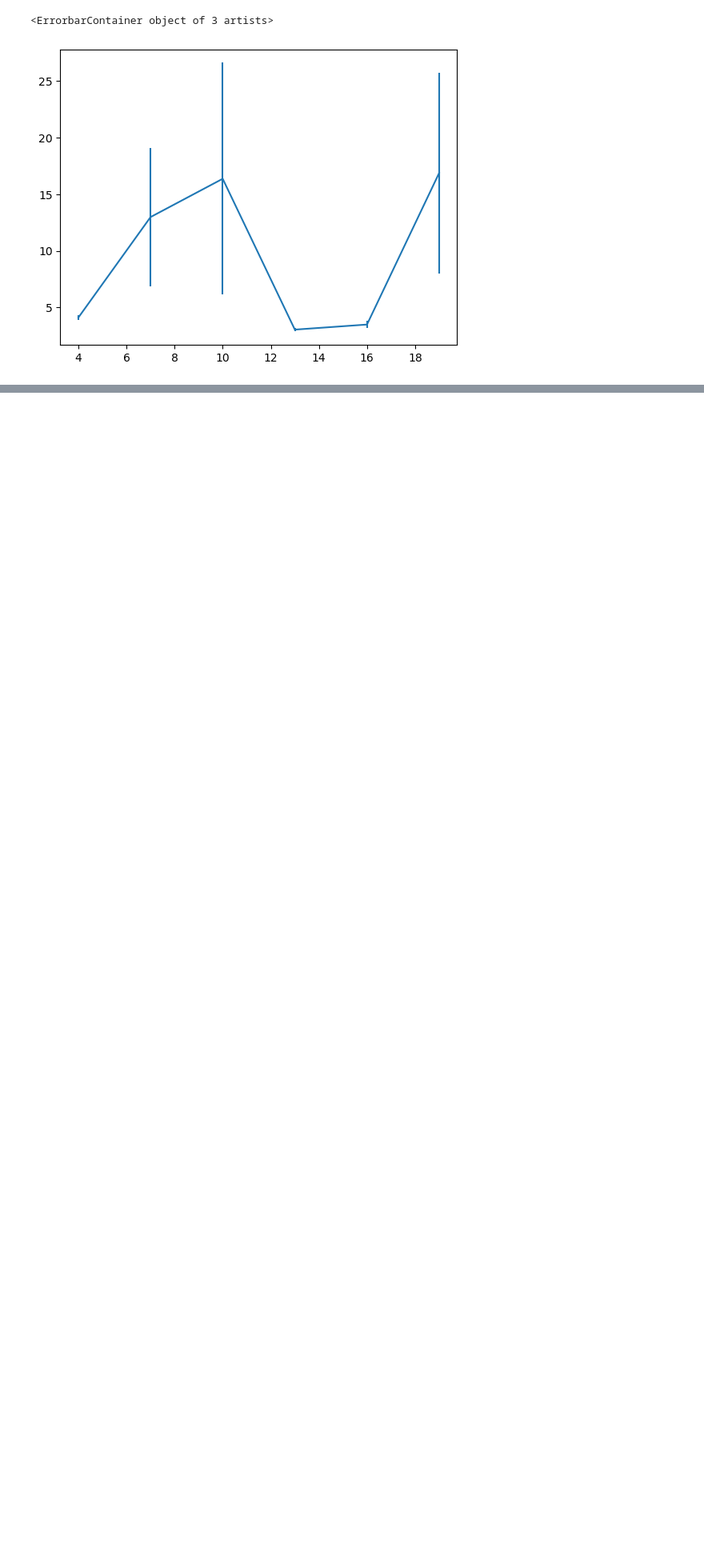
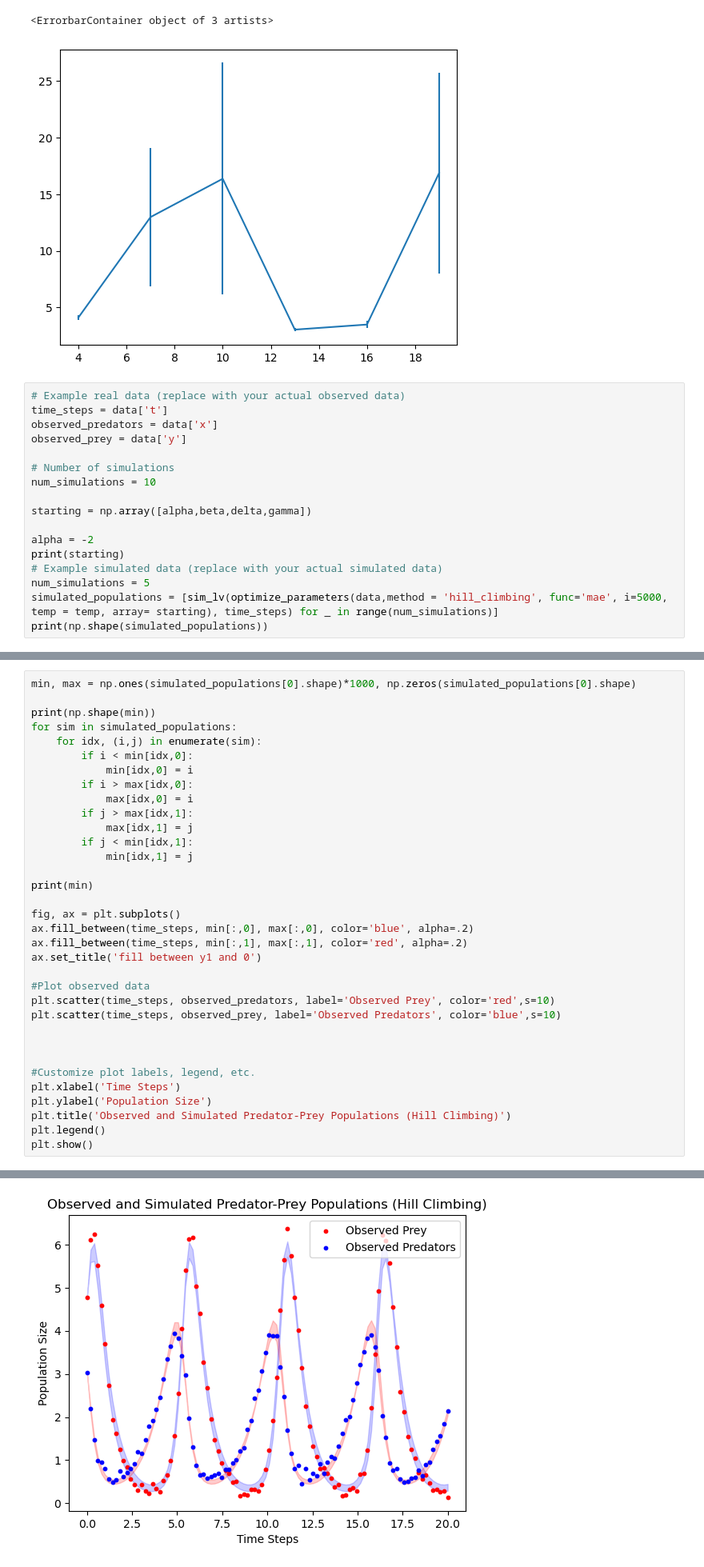
Before and after one commit to rugbym/stochastic_sim_assignment_3, a Jupyter notebook: asignment3.ipynb, the cells around one changed output, grey strips where cells are left out. Shown: that part at 80% size. Cells and saved outputs as stored; diff of their text form; blank space fills up the shorter version.

```diff
--- a/asignment3.ipynb
+++ b/asignment3.ipynb
@@ -280,3 +341,20 @@ plt.errorbar(n_dropped_points,mean_errors,y_err=std_errors)
 # %% [output]
 <ErrorbarContainer object of 3 artists>
 [figure]
+# %%
+# Example real data (replace with your actual observed data)
+time_steps = data['t']
+observed_predators = data['x']
+observed_prey = data['y']
+
+# Number of simulations
+num_simulations = 10
+
+starting = np.array([alpha,beta,delta,gamma])
+
+alpha = -2
+print(starting)
+# Example simulated data (replace with your actual simulated data)
+num_simulations = 5
+simulated_populations = [sim_lv(optimize_parameters(data,method = 'hill_climbing', func='mae', i=5000, temp = temp, array= starting), time_steps) for _ in range(num_simulations)]
+print(np.shape(simulated_populations))
@@ -282,0 +364,35 @@ plt.errorbar(n_dropped_points,mean_errors,y_err=std_errors)
+# %%
+min, max = np.ones(simulated_populations[0].shape)*1000, np.zeros(simulated_populations[0].shape)
+
+print(np.shape(min))
+for sim in simulated_populations:
+    for idx, (i,j) in enumerate(sim):
+        if i < min[idx,0]:
+            min[idx,0] = i
+        if i > max[idx,0]:
+            max[idx,0] = i
+        if j > max[idx,1]:
+            max[idx,1] = j
+        if j < min[idx,1]:
+            min[idx,1] = j
+
+print(min)
+
+fig, ax = plt.subplots()
+ax.fill_between(time_steps, min[:,0], max[:,0], color='blue', alpha=.2)
+ax.fill_between(time_steps, min[:,1], max[:,1], color='red', alpha=.2)
+ax.set_title('fill between y1 and 0')
+
+#Plot observed data
+plt.scatter(time_steps, observed_predators, label='Observed Prey', color='red',s=10)
+plt.scatter(time_steps, observed_prey, label='Observed Predators', color='blue',s=10)
+
+
+
+#Customize plot labels, legend, etc.
+plt.xlabel('Time Steps')
+plt.ylabel('Population Size')
+plt.title('Observed and Simulated Predator-Prey Populations (Hill Climbing)')
+plt.legend()
+plt.show()
+# %% [output]
@@ -282,0 +416 @@ plt.errorbar(n_dropped_points,mean_errors,y_err=std_errors)
+[figure, added]
```
Also changed, not shown: parts of 7 cells of this notebook.
